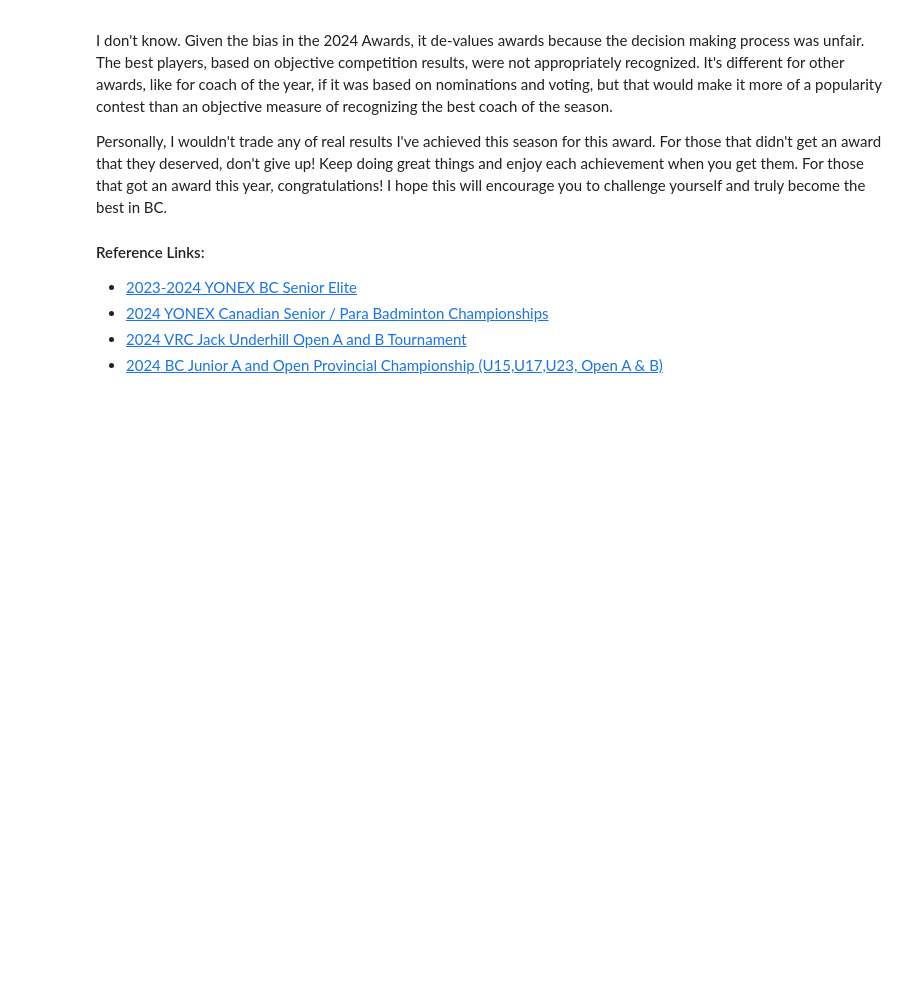
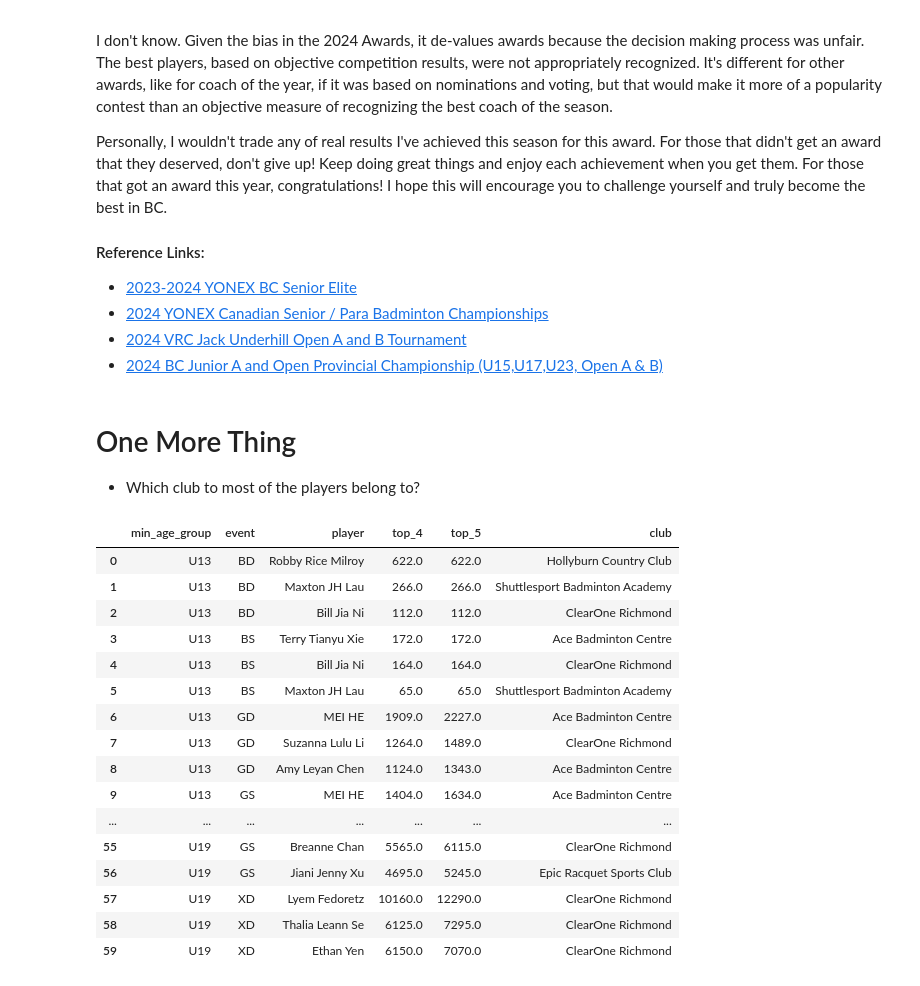
Before and after one commit to towbsss/badminton, a Jupyter notebook: 2024 Best of BC Awards Re-Analysis.ipynb, the cells around one changed output. Drawn from its saved outputs; the diff is of its cells as text; code cells hidden in the pictures; blank space fills up the shorter version.

Commit message:
Uploaded section on player clubs

```diff
--- a/2024 Best of BC Awards Re-Analysis.ipynb
+++ b/2024 Best of BC Awards Re-Analysis.ipynb
@@ -578,3 +578,47 @@ Personally, I wouldn't trade any of real results I've achieved this season for t
 - [2024 YONEX Canadian Senior / Para Badminton Championships](https://badmintoncanada.tournamentsoftware.com/sport/winners.aspx?id=257f63d5-45f7-4a38-b36b-8efe3a226de8)
 - [2024 VRC Jack Underhill Open A and B Tournament](https://badmintoncanada.tournamentsoftware.com/sport/winners.aspx?id=6DBC438D-5F21-4544-9A89-C651CE550C1B)
 - [2024 BC Junior A and Open Provincial Championship (U15,U17,U23, Open A & B)](https://badmintoncanada.tournamentsoftware.com/tournament/5f17ff22-3c9f-4199-ae91-c0838750a59e)
+# %% [markdown]
+# One More Thing
+- Which club to most of the players belong to?
+# %%
+best_players_top_3 = base_df.groupby(['min_age_group', 'event']).apply(
+    lambda x: x.nlargest(
+        3,      # Top n Players
+        'top_5' # Best n results summed
+)).reset_index(drop=True)
+# %%
+df2_unique = bc_full_df[['player', 'club']].drop_duplicates()
+
+best_players_top_3_club = pd.merge(
+    best_players_top_3,
+    df2_unique,
+    on='player',
+    how='left'
+)
+
+best_players_top_3_club.drop(
+    ['top_1', 'top_2', 'top_3', 'top_6', 'top_7', 'top_8'],
+    axis=1,
+    inplace=True
+)
+# %%
+best_players_top_3_club
+# %% [output]
+|  | min_age_group | event | player | top_4 | top_5 | club |
+| 0 | U13 | BD | Robby Rice Milroy | 622.0 | 622.0 | Hollyburn Country Club |
+| 1 | U13 | BD | Maxton JH Lau | 266.0 | 266.0 | Shuttlesport Badminton Academy |
+| 2 | U13 | BD | Bill Jia Ni | 112.0 | 112.0 | ClearOne Richmond |
+| 3 | U13 | BS | Terry Tianyu Xie | 172.0 | 172.0 | Ace Badminton Centre |
+| 4 | U13 | BS | Bill Jia Ni | 164.0 | 164.0 | ClearOne Richmond |
+| 5 | U13 | BS | Maxton JH Lau | 65.0 | 65.0 | Shuttlesport Badminton Academy |
+| 6 | U13 | GD | MEI HE | 1909.0 | 2227.0 | Ace Badminton Centre |
+| 7 | U13 | GD | Suzanna Lulu Li | 1264.0 | 1489.0 | ClearOne Richmond |
+| 8 | U13 | GD | Amy Leyan Chen | 1124.0 | 1343.0 | Ace Badminton Centre |
+| 9 | U13 | GS | MEI HE | 1404.0 | 1634.0 | Ace Badminton Centre |
+| ... | ... | ... | ... | ... | ... | ... |
+| 55 | U19 | GS | Breanne Chan | 5565.0 | 6115.0 | ClearOne Richmond |
+| 56 | U19 | GS | Jiani Jenny Xu | 4695.0 | 5245.0 | Epic Racquet Sports Club |
+| 57 | U19 | XD | Lyem Fedoretz | 10160.0 | 12290.0 | ClearOne Richmond |
+| 58 | U19 | XD | Thalia Leann Se | 6125.0 | 7295.0 | ClearOne Richmond |
+| 59 | U19 | XD | Ethan Yen | 6150.0 | 7070.0 | ClearOne Richmond |
```
Also changed, not shown: parts of 1 cell of this notebook.
